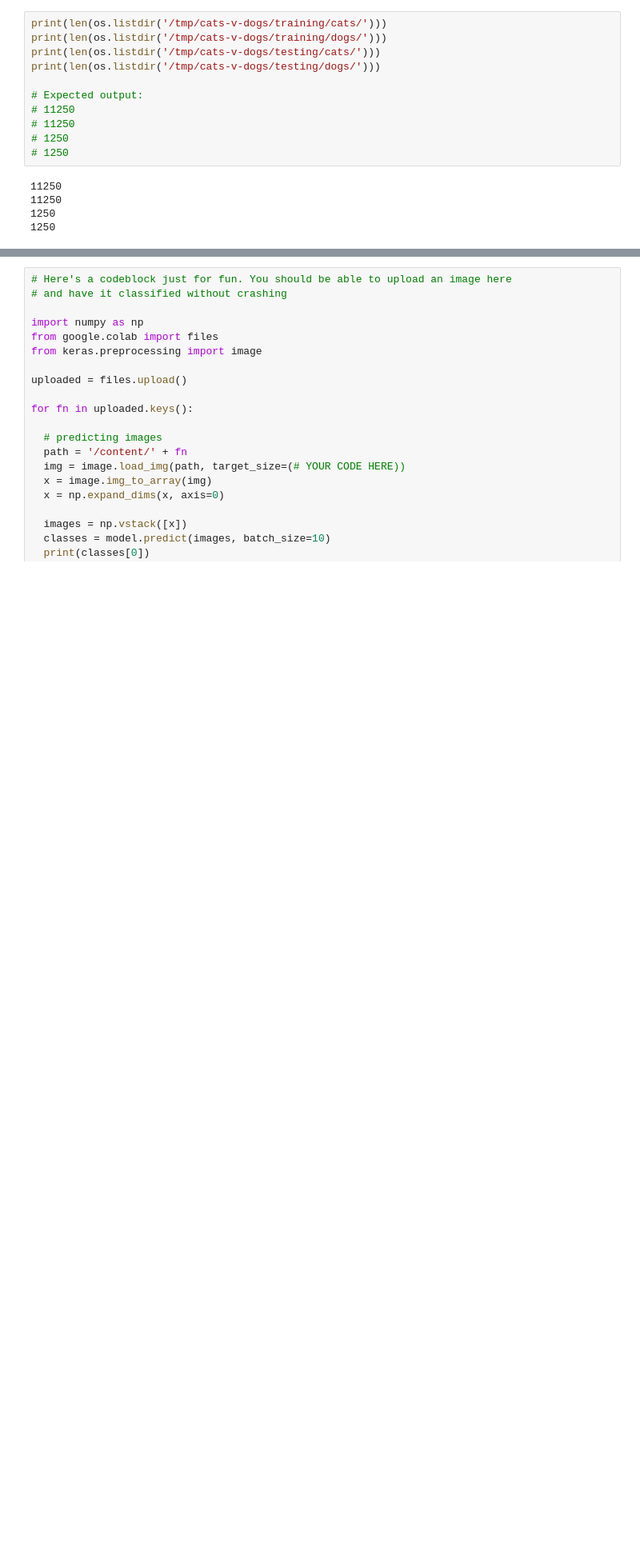
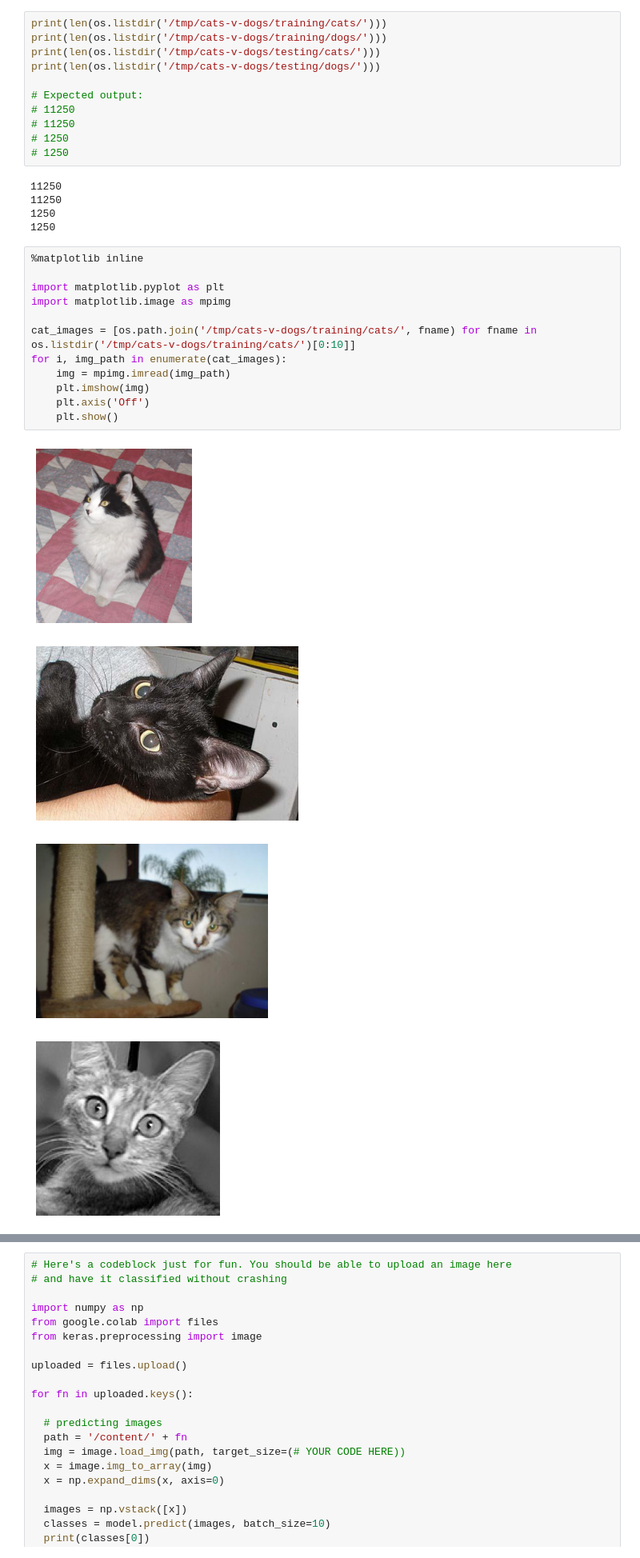
Before and after one commit to arihantdaga/Tensorflow-Course-on-Coursera, a Jupyter notebook: Copy_of_Exercise_5_Question.ipynb, the cells around one changed output, grey strips where cells are left out. Shown at 80% size. Saved outputs shown, nothing was run; the diff lists cells and outputs as text; blank space fills up the shorter version.

```diff
--- a/Copy_of_Exercise_5_Question.ipynb
+++ b/Copy_of_Exercise_5_Question.ipynb
@@ -139,3 +124,20 @@ print(len(os.listdir('/tmp/cats-v-dogs/testing/dogs/')))
 11250
 1250
 1250
+# %%
+%matplotlib inline
+
+import matplotlib.pyplot as plt
+import matplotlib.image as mpimg
+
+cat_images = [os.path.join('/tmp/cats-v-dogs/training/cats/', fname) for fname in os.listdir('/tmp/cats-v-dogs/training/cats/')[0:10]]
+for i, img_path in enumerate(cat_images):
+    img = mpimg.imread(img_path)
+    plt.imshow(img)
+    plt.axis('Off')
+    plt.show()
+# %% [output]
+[figure, added]
+[figure, added]
+[figure, added]
+[figure, added]
```
Also changed, not shown: parts of 9 cells of this notebook.
